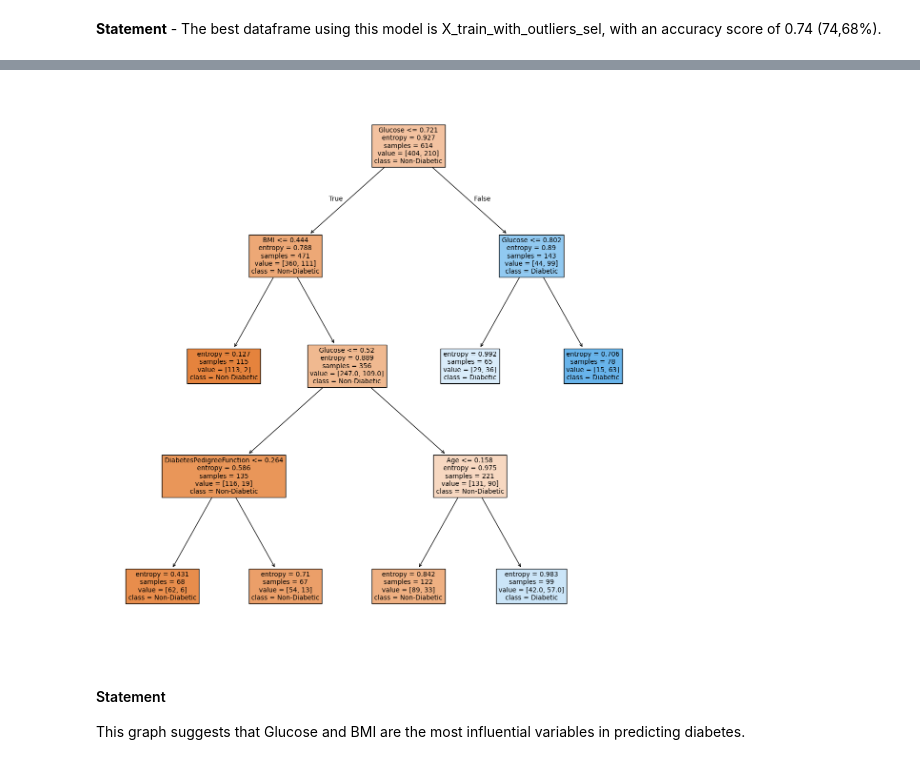
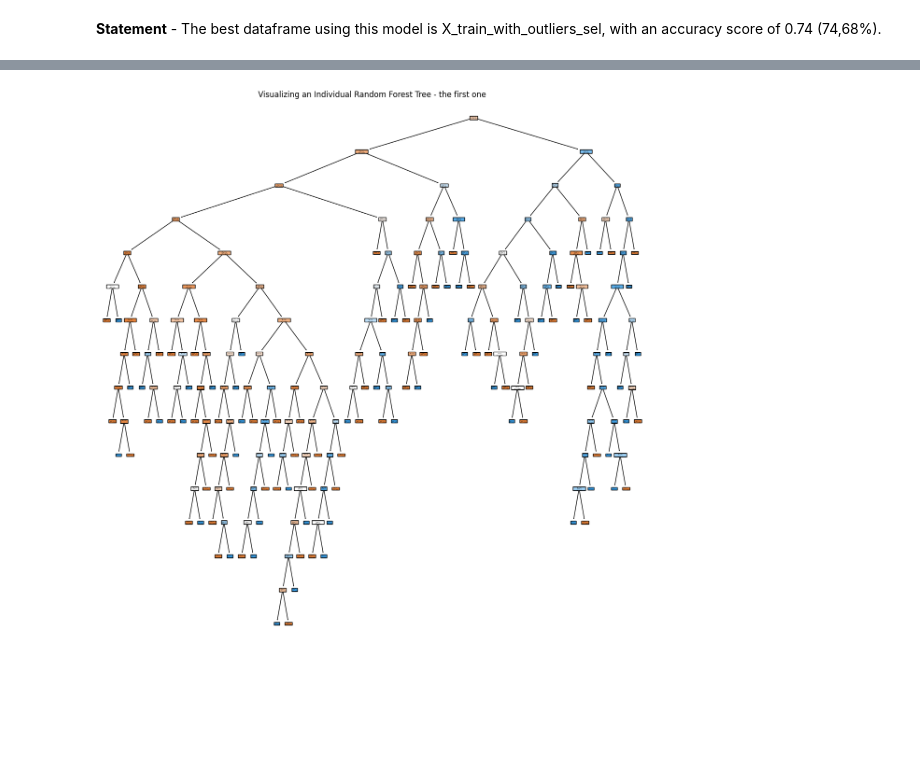
Before and after one commit to RitaViegas/RitaViegas---Decision-Tree-Project--main, a Jupyter notebook: src/explore.ipynb, the cells around one changed output, grey strips where cells are left out. Saved outputs shown, nothing was run; the diff lists cells and outputs as text; code cells hidden in the pictures; blank space fills up the shorter version.

```diff
--- a/src/explore.ipynb
+++ b/src/explore.ipynb
@@ -761,0 +771,22 @@ Test Accuracy (Best Model): 0.7532467532467533
+# %%
+# Lists of hyperparameters to test
+n_estimators_list = [50, 100, 200]
+max_depth_list = [10, 20, 30]
+
+results_optimized = []
+
+for n_estimators in n_estimators_list:
+    for max_depth in max_depth_list:
+        # Initialize the model with hyperparameters
+        rf_model = RandomForestClassifier(n_estimators=n_estimators, max_depth=max_depth, random_state=42)
+
+        # Train the model
+        rf_model.fit(X_train, y_train)
+
+        # Make predictions
+        y_pred = rf_model.predict(X_test)
+
+        # Evaluate the model
+        accuracy = accuracy_score(y_test, y_pred)
+        results_optimized.append((n_estimators, max_depth, accuracy))
+        print(f"n_estimators: {n_estimators}, max_depth: {max_depth}, Accuracy: {accuracy}")
@@ -761,0 +839,7 @@ Test Accuracy (Best Model): 0.7532467532467533
+# %%
+# Train the final model with the best hyperparameters
+best_rf_model = RandomForestClassifier(n_estimators=100, max_depth=20, random_state=42)  # Exemplo de melhores valores
+best_rf_model.fit(X_train, y_train)
+
+# Saving Random Forest model
+dump(best_rf_model, open("random_forest_diabetes_model_42.sav", "wb"))
@@ -762,16 +874,15 @@ Test Accuracy (Best Model): 0.7532467532467533
 # %%
+tree_to_plot = best_rf_model.estimators_[0]
+
+
 plt.figure(figsize=(15, 15))
-plt.title(f"Decision Tree for Best Model (Optimized)")
 tree.plot_tree(
-    best_model,
-    feature_names= X_train_with_outliers_sel.columns,
+    tree_to_plot,
+    feature_names=X_train_without_outliers_sel.columns,
     class_names=["Non-Diabetic", "Diabetic"],
     filled=True
 )
+plt.title("Visualizing an Individual Random Forest Tree - the first one")
 plt.show()
 # %% [output]
-[figure, old version]
+[figure, new version]
-# %% [markdown]
-#### Statement
-
-This graph suggests that Glucose and BMI are the most influential variables in predicting diabetes.
```
Also changed, not shown: parts of 24 cells of this notebook, 1 other file.
